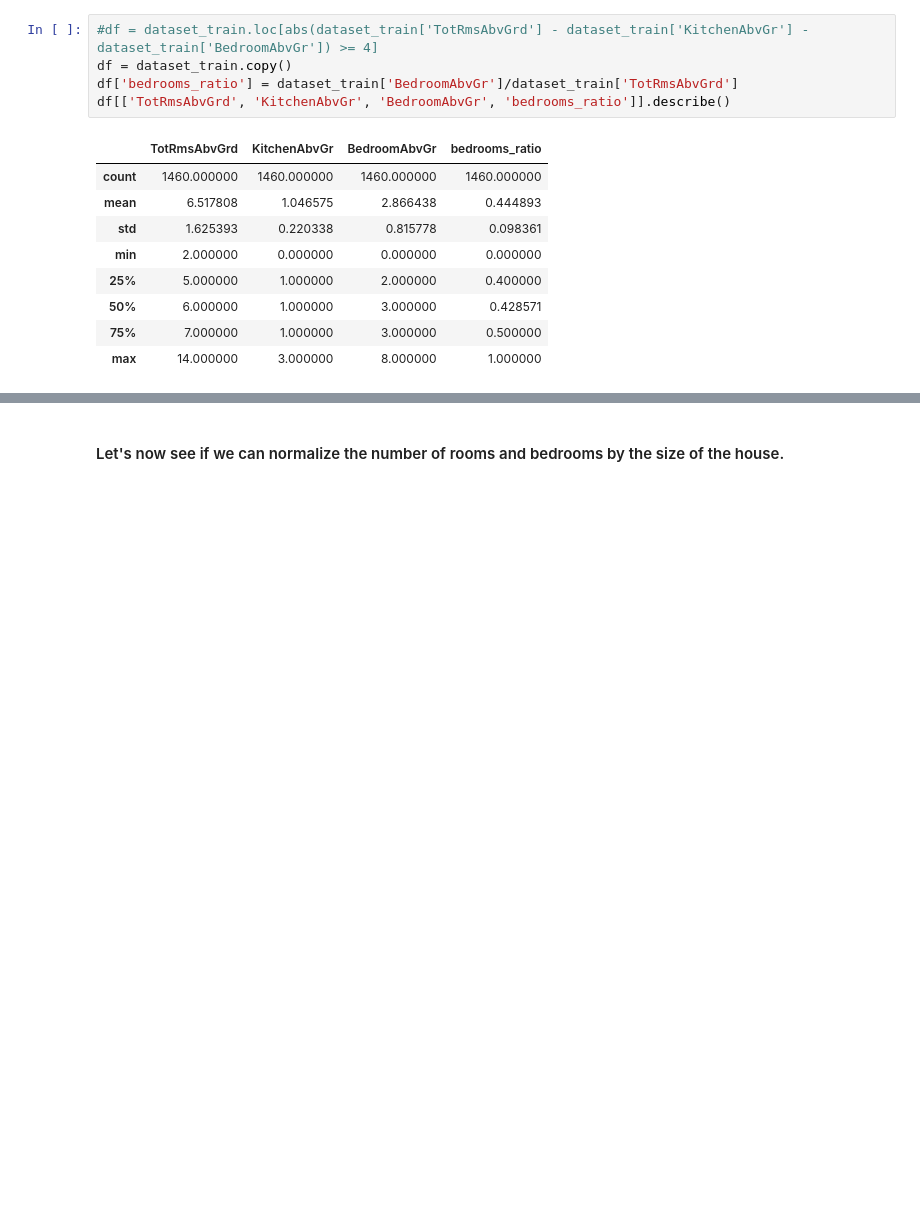
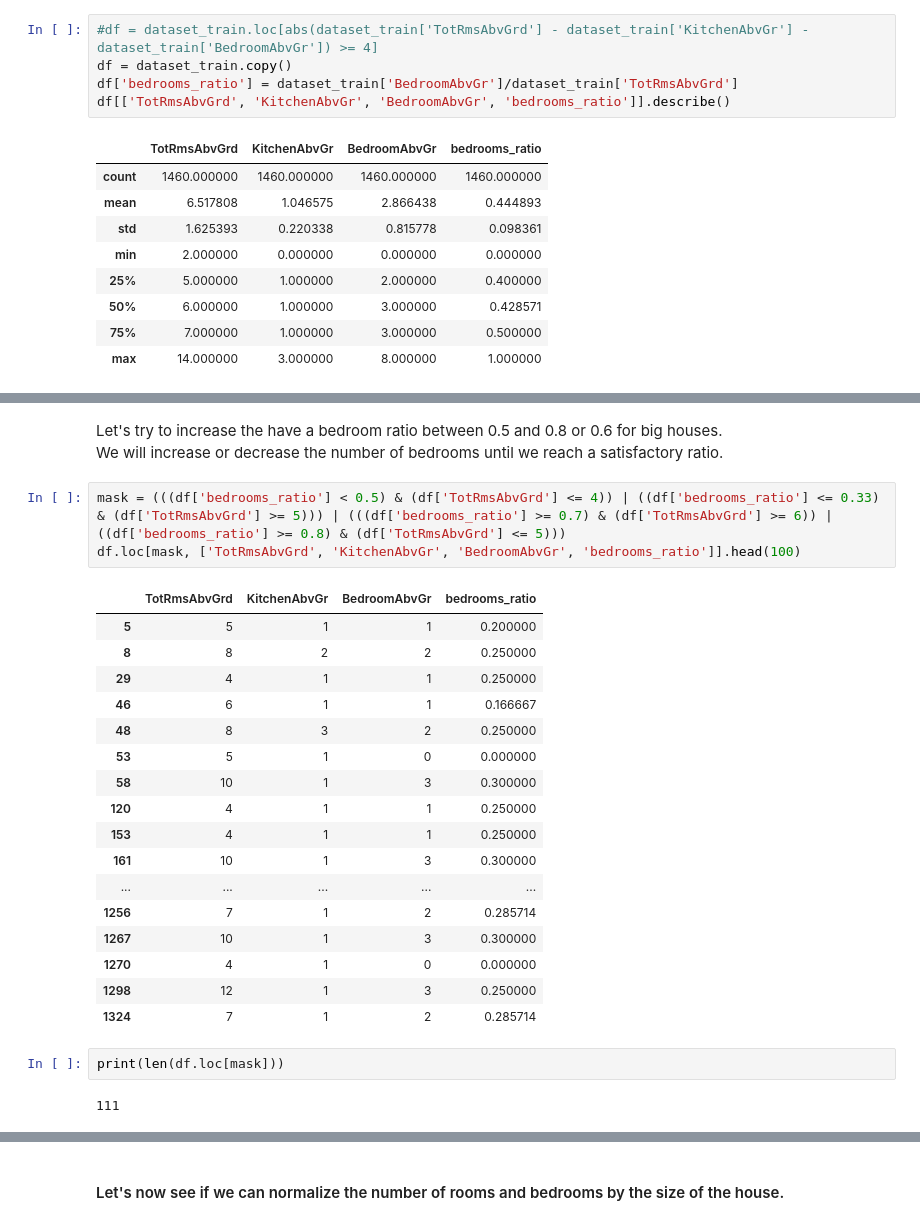
Before and after one commit to max-lutz/Kaggle_competitions, a Jupyter notebook: house-price-regression-full-eda-ml-workflow.ipynb, the cells around one changed output, grey strips where cells are left out. Drawn from its saved outputs; the diff is of its cells as text; blank space fills up the shorter version.

```diff
--- a/house-price-regression-full-eda-ml-workflow.ipynb
+++ b/house-price-regression-full-eda-ml-workflow.ipynb
@@ -523,0 +547,28 @@ df.loc[df['KitchenAbvGr'] == 0]
+# %% [markdown]
+Let's try to increase the have a bedroom ratio between 0.5 and 0.8 or 0.6 for big houses. <br>
+We will increase or decrease the number of bedrooms until we reach a satisfactory ratio.
+# %%
+mask = (((df['bedrooms_ratio'] < 0.5) & (df['TotRmsAbvGrd'] <= 4)) | ((df['bedrooms_ratio'] <= 0.33) & (df['TotRmsAbvGrd'] >= 5))) | (((df['bedrooms_ratio'] >= 0.7) & (df['TotRmsAbvGrd'] >= 6)) | ((df['bedrooms_ratio'] >= 0.8) & (df['TotRmsAbvGrd'] <= 5)))
+df.loc[mask, ['TotRmsAbvGrd', 'KitchenAbvGr', 'BedroomAbvGr', 'bedrooms_ratio']].head(100)
+# %% [output]
+|  | TotRmsAbvGrd | KitchenAbvGr | BedroomAbvGr | bedrooms_ratio |
+| 5 | 5 | 1 | 1 | 0.200000 |
+| 8 | 8 | 2 | 2 | 0.250000 |
+| 29 | 4 | 1 | 1 | 0.250000 |
+| 46 | 6 | 1 | 1 | 0.166667 |
+| 48 | 8 | 3 | 2 | 0.250000 |
+| 53 | 5 | 1 | 0 | 0.000000 |
+| 58 | 10 | 1 | 3 | 0.300000 |
+| 120 | 4 | 1 | 1 | 0.250000 |
+| 153 | 4 | 1 | 1 | 0.250000 |
+| 161 | 10 | 1 | 3 | 0.300000 |
+| ... | ... | ... | ... | ... |
+| 1256 | 7 | 1 | 2 | 0.285714 |
+| 1267 | 10 | 1 | 3 | 0.300000 |
+| 1270 | 4 | 1 | 0 | 0.000000 |
+| 1298 | 12 | 1 | 3 | 0.250000 |
+| 1324 | 7 | 1 | 2 | 0.285714 |
+# %%
+print(len(df.loc[mask]))
+# %% [output]
+111
```
Also changed, not shown: parts of 10 cells of this notebook.
